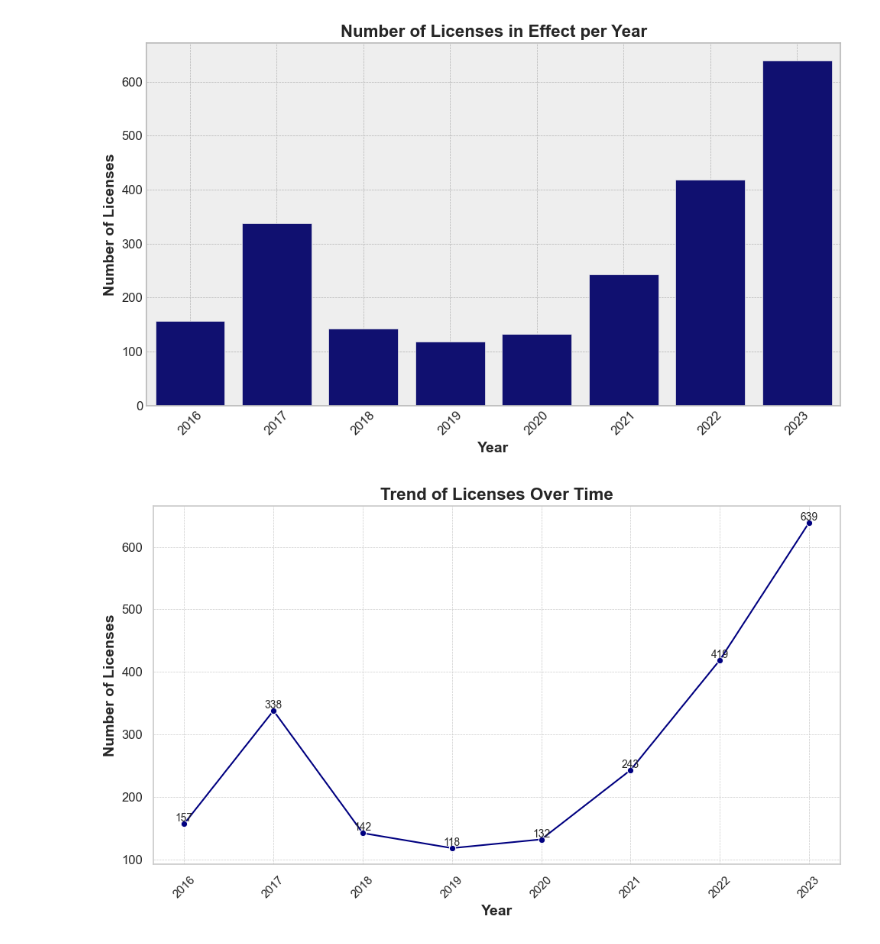
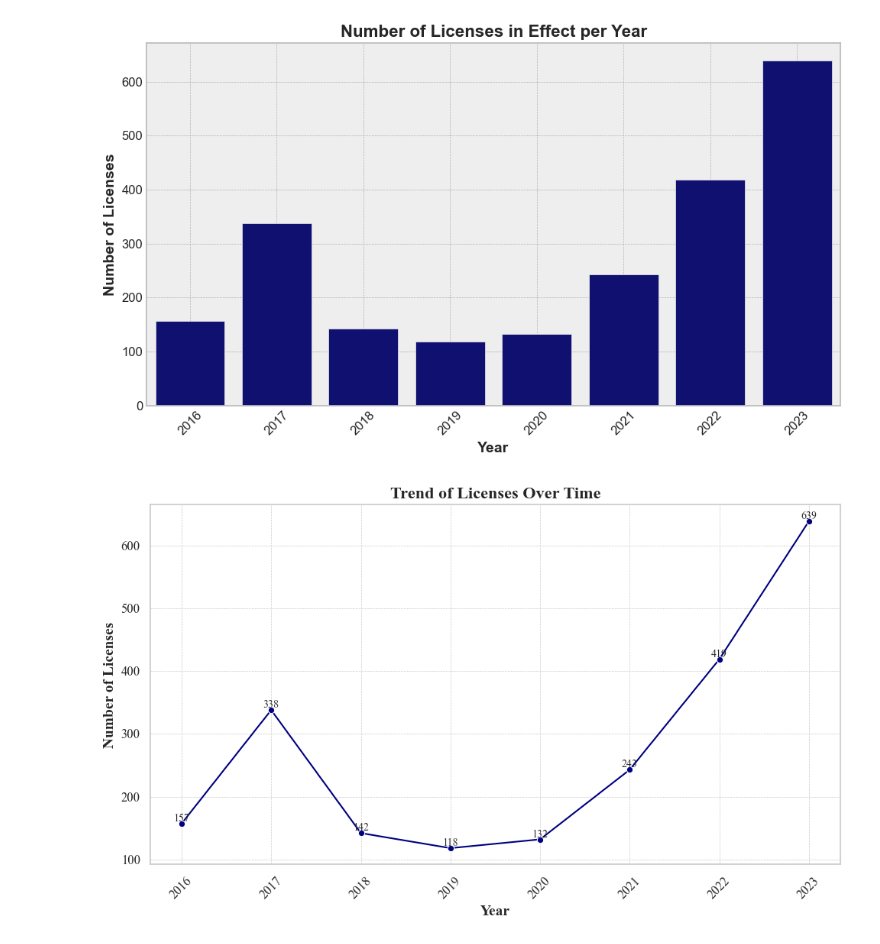
Before and after one commit to kduggirala/eclab, a Jupyter notebook: figures.ipynb, the cells around one changed output. Drawn from its saved outputs; the diff is of its cells as text; code cells hidden in the pictures.

```diff
--- a/figures.ipynb
+++ b/figures.ipynb
@@ -48,21 +48,23 @@ plt.show()
 # %% [output]
 [figure]
 # %%
-# Line graph for dispo growth over time
 sns.set(style="whitegrid")
+
+plt.rcParams['font.family'] = 'serif'
+plt.rcParams['font.serif'] = 'Times New Roman'
+plt.rcParams['font.size'] = 12
 plt.figure(figsize=(10, 6))
 sns.lineplot(x=license_count_per_year.index, y=license_count_per_year.values, color='navy', marker='o')
 plt.title('Trend of Licenses Over Time', fontsize=16, fontweight='bold')
 plt.xlabel('Year', fontsize=14, fontweight='bold')
 plt.ylabel('Number of Licenses', fontsize=14, fontweight='bold')
-plt.xticks(license_count_per_year.index, rotation=45)
+plt.xticks(license_count_per_year.index, rotation=45, fontsize=12)
 plt.yticks(fontsize=12)
 plt.grid(True, which='both', linestyle='--', linewidth=0.5)
-
 for year, count in license_count_per_year.items():
     plt.text(year, count, f'{count}', fontsize=10, ha='center', va='bottom')
 plt.tight_layout()
 plt.savefig('license_trend_overtime.png', dpi=300)
 plt.show()
 # %% [output]
-[figure, old version]
+[figure, new version]
```
Also changed, not shown: parts of 1 cell of this notebook, 2 other files.
